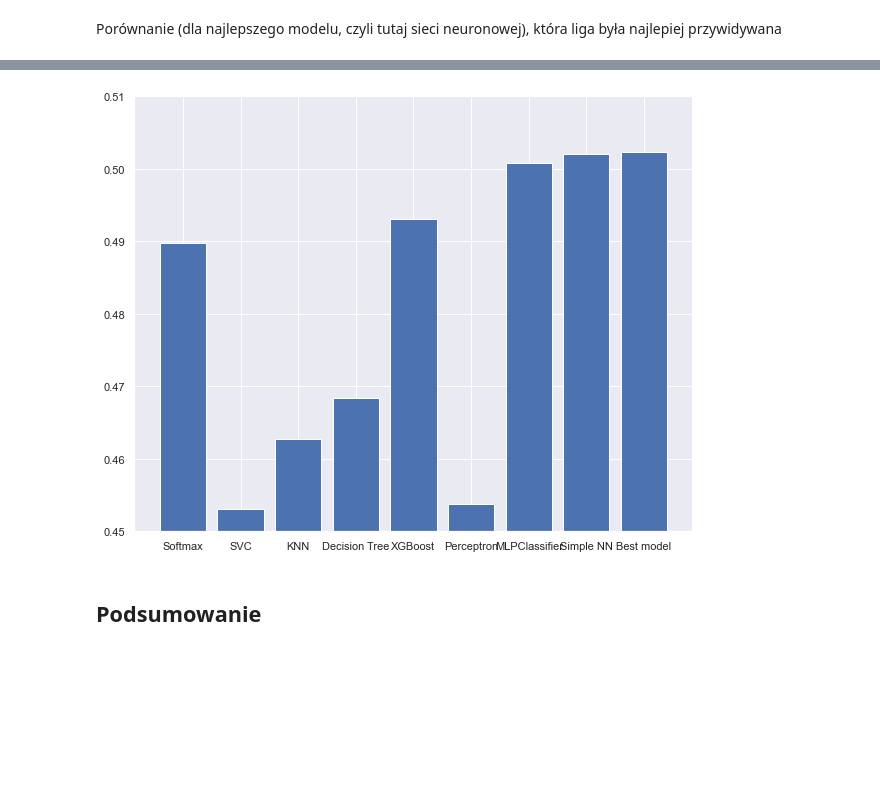
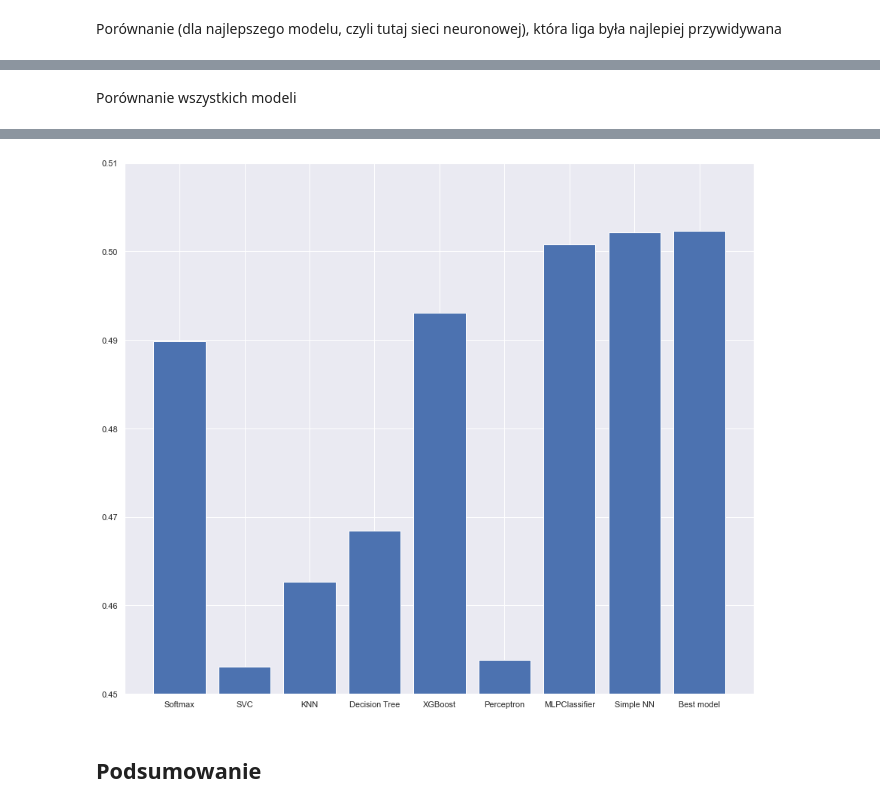
Before and after one commit to tatarak123/Projekt-PSI---Przewidywanie-wynik-w-meczy, a Jupyter notebook: projekt_kopia.ipynb, the cells around one changed output, grey strips where cells are left out. Saved outputs shown, nothing was run; the diff lists cells and outputs as text; code cells hidden in the pictures; blank space fills up the shorter version.

```diff
--- a/projekt_kopia.ipynb
+++ b/projekt_kopia.ipynb
@@ -1133,11 +1133,13 @@ Spain LIGA BBVA :
 19/19 [==============================] - 0s 1ms/step - loss: 0.9557 - accuracy: 0.5500
 Switzerland Super League :
 10/10 [==============================] - 0s 1ms/step - loss: 0.9980 - accuracy: 0.4865
+# %% [markdown]
+Porównanie wszystkich modeli
 # %%
 import matplotlib.pyplot as plt
-fig = plt.figure(figsize=(10,8))
+fig = plt.figure(figsize=(15,13))
 plt.ylim(0.45,0.51)
-langs = ['Softmax',
+models = ['Softmax',
         'SVC',
         'KNN',
         'Decision Tree',
@@ -1146,7 +1148,7 @@ langs = ['Softmax',
         'MLPClassifier',
         'Simple NN',
         'Best model']
-students = [
+acc = [
             metrics.accuracy_score(y_test, model_soft.predict(X_test)),
             metrics.accuracy_score(y_test, model_SVC.predict(X_test)),
             metrics.accuracy_score(y_test, model_knn.predict(X_test)),
@@ -1156,6 +1158,6 @@ students = [
             metrics.accuracy_score(y_test, model_mlp.predict(X_test_scaled)),
             model_simplenn.evaluate(X_test_scaled,y_test)[1],
             saved_model1.evaluate(X_test_scaled,y_test)[1]]
-plt.bar(langs,students)
+plt.bar(models,acc)
 plt.show()
 # %% [output]
@@ -1164,4 +1166,4 @@ plt.show()
-[figure, old version]
+[figure, new version]
 # %% [markdown]
  <h2> Podsumowanie
 # %% [markdown]
```
Also changed, not shown: parts of 1 cell of this notebook.
